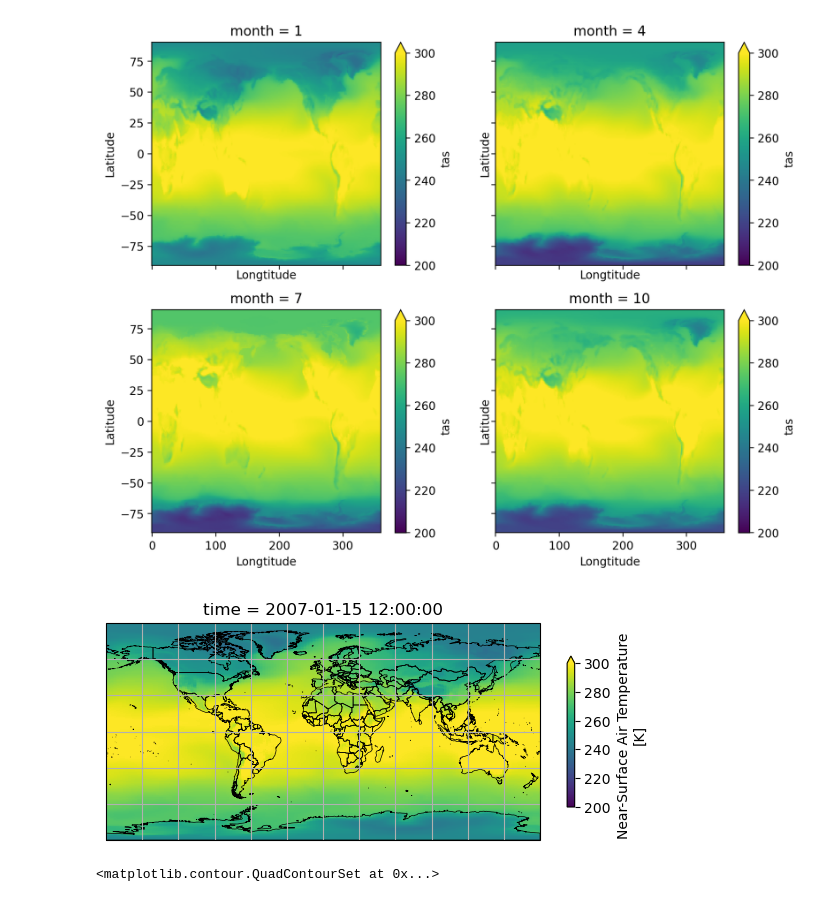
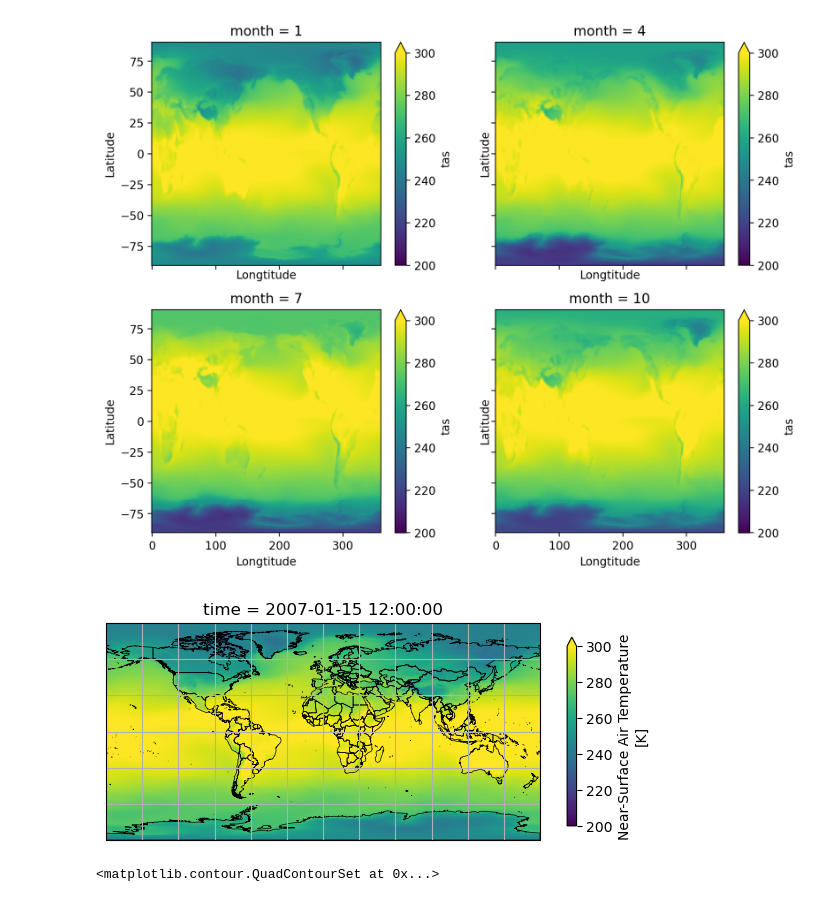
Before and after one commit to BaolingYang/ESE5023_Assignments_12132228, a Jupyter notebook: PS3_Codes.ipynb, the cells around one changed output. Drawn from its saved outputs; the diff is of its cells as text; code cells hidden in the pictures.

```diff
--- a/PS3.ipynb
+++ b/PS3_Codes.ipynb
@@ -201,31 +249,31 @@ plt.subplots_adjust(wspace=0.2,hspace=0.2)
 # %% [output]
 [figure]
 # %%
-# 3.2.2
-# Create and define the size of a figure object
+# 3.2.2 Figure Global tas in 2007-01
+# Rechoose data in time="2007-01"
+surface_T= ds3.tas.sel(time="2007-01")
+# Create a figure object
 plt.figure(figsize=(7,5), dpi=100)
-
 # Create an axes with Orthographic projection style
 proj = ccrs.PlateCarree()
 ax = plt.axes(projection=proj)
-surface_T= ds3.tas.sel(time="2007-01")
-# Plot the surface temperature
+# Plot the global tas in 2007-01
 surface_T.plot(ax=ax, transform=ccrs.PlateCarree(),
-         vmin=200, vmax=300, cbar_kwargs={"shrink": 0.4})
+         vmin=200, vmax=300, cbar_kwargs={"shrink": 0.5})
 
 # Add border lines over countries
 ax.add_feature(cfeature.NaturalEarthFeature(category="cultural",
                                            name="admin_0_countries",
                                            scale="50m",
                                            facecolor="none",
                                            edgecolor="black",
                                            linewidth=0.5))
 
-# Add lat/lon gridlines, draw gridlines
-gl = ax.gridlines(crs=ccrs.PlateCarree())
+# Add gridlines
+gridline = ax.gridlines(crs=ccrs.PlateCarree())
 # Manipulate latitude and longitude gridline numbers and spacing
-gl.ylocator = mticker.FixedLocator(np.arange(-90,91,30))
-gl.xlocator = mticker.FixedLocator(np.arange(-180, 181, 30))
+gridline.ylocator = mticker.FixedLocator(np.arange(-90,91,30))
+gridline.xlocator = mticker.FixedLocator(np.arange(-180, 181,30))
 # %% [output]
-[figure, old version]
+[figure, new version]
 # %%
```
Also changed, not shown: parts of 15 cells of this notebook, 1 other file.
